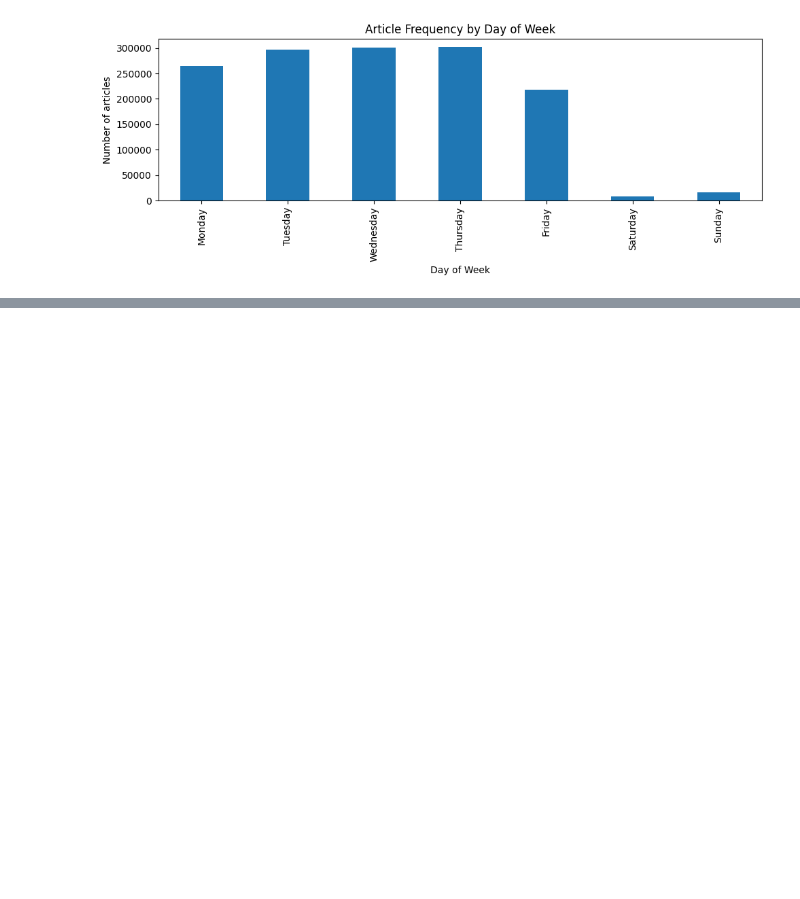
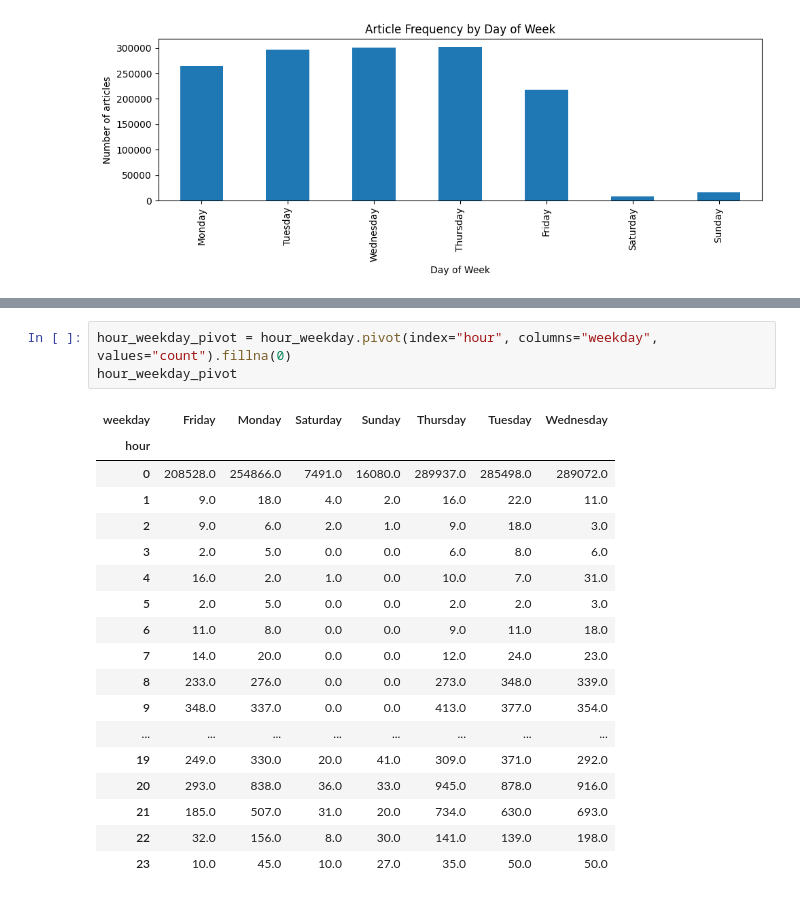
Before and after one commit to Filimon-H/Predicting-Price-Moves-with-News-Sentiment, a Jupyter notebook: notebooks/News_EDA.ipynb, the cells around one changed output, grey strips where cells are left out. Drawn from its saved outputs; the diff is of its cells as text; blank space fills up the shorter version.

```diff
--- a/notebooks/News_EDA.ipynb
+++ b/notebooks/News_EDA.ipynb
@@ -211,0 +474,22 @@ plt.show()
+# %%
+hour_weekday_pivot = hour_weekday.pivot(index="hour", columns="weekday", values="count").fillna(0)
+hour_weekday_pivot
+# %% [output]
+| weekday | Friday | Monday | Saturday | Sunday | Thursday | Tuesday | Wednesday |
+| hour |  |  |  |  |  |  |  |
+| 0 | 208528.0 | 254866.0 | 7491.0 | 16080.0 | 289937.0 | 285498.0 | 289072.0 |
+| 1 | 9.0 | 18.0 | 4.0 | 2.0 | 16.0 | 22.0 | 11.0 |
+| 2 | 9.0 | 6.0 | 2.0 | 1.0 | 9.0 | 18.0 | 3.0 |
+| 3 | 2.0 | 5.0 | 0.0 | 0.0 | 6.0 | 8.0 | 6.0 |
+| 4 | 16.0 | 2.0 | 1.0 | 0.0 | 10.0 | 7.0 | 31.0 |
+| 5 | 2.0 | 5.0 | 0.0 | 0.0 | 2.0 | 2.0 | 3.0 |
+| 6 | 11.0 | 8.0 | 0.0 | 0.0 | 9.0 | 11.0 | 18.0 |
+| 7 | 14.0 | 20.0 | 0.0 | 0.0 | 12.0 | 24.0 | 23.0 |
+| 8 | 233.0 | 276.0 | 0.0 | 0.0 | 273.0 | 348.0 | 339.0 |
+| 9 | 348.0 | 337.0 | 0.0 | 0.0 | 413.0 | 377.0 | 354.0 |
+| ... | ... | ... | ... | ... | ... | ... | ... |
+| 19 | 249.0 | 330.0 | 20.0 | 41.0 | 309.0 | 371.0 | 292.0 |
+| 20 | 293.0 | 838.0 | 36.0 | 33.0 | 945.0 | 878.0 | 916.0 |
+| 21 | 185.0 | 507.0 | 31.0 | 20.0 | 734.0 | 630.0 | 693.0 |
+| 22 | 32.0 | 156.0 | 8.0 | 30.0 | 141.0 | 139.0 | 198.0 |
+| 23 | 10.0 | 45.0 | 10.0 | 27.0 | 35.0 | 50.0 | 50.0 |
```
Also changed, not shown: parts of 23 cells of this notebook.
